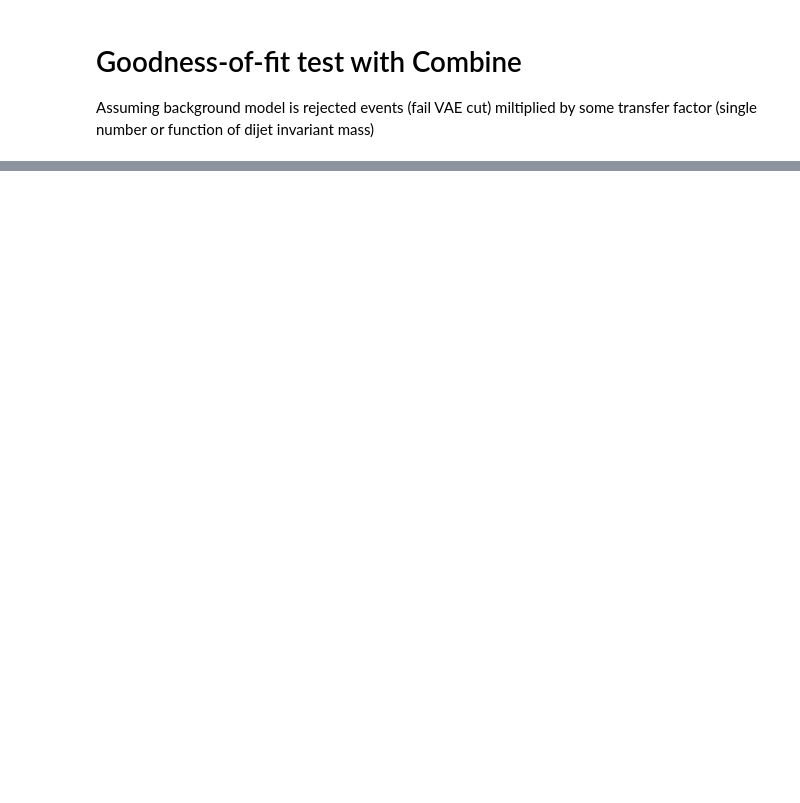
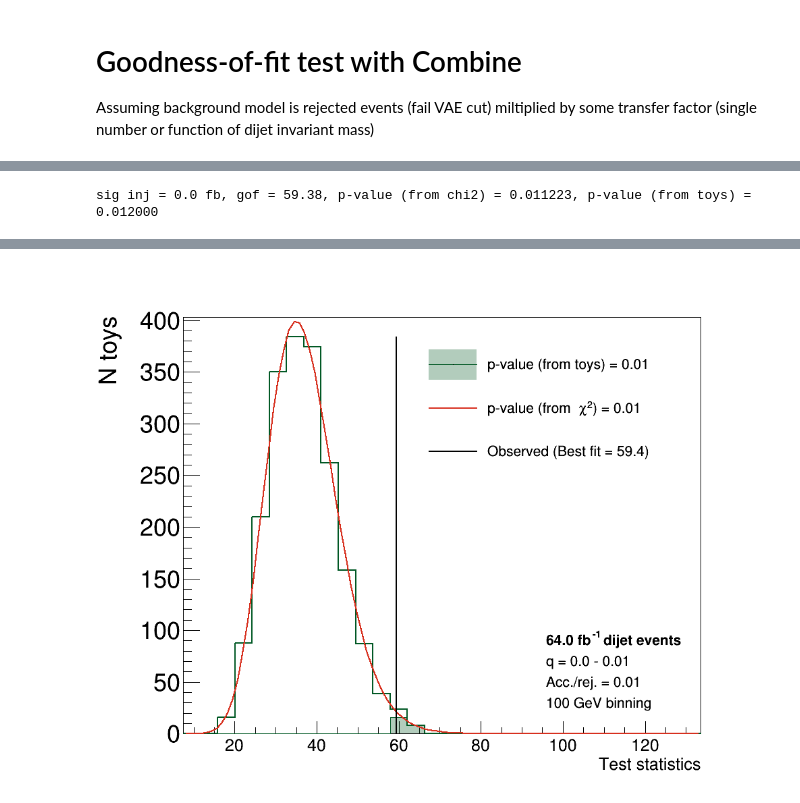
Before and after one commit to mpp-hep/gof_tests, a Jupyter notebook: gof.ipynb, the cells around one changed output, grey strips where cells are left out. Saved outputs shown, nothing was run; the diff lists cells and outputs as text; code cells hidden in the pictures; blank space fills up the shorter version.

```diff
--- a/gof.ipynb
+++ b/gof.ipynb
@@ -54,7 +56,7 @@ if useDijet:
 else:
     histfile = 'histograms_100GeV.root'
     wsfile   = 'datacard_ws_100GeV'   #only prefix
-    bin_edges = np.array(np.arange(1200., 4000., 100.).tolist()).astype('float') #100 GeV binning
+    bin_edges = np.array(np.arange(1200., 5000., 100.).tolist()).astype('float') #100 GeV binning
 print(bin_edges)
 n_bins = len(bin_edges)-1
 max_bin = bin_edges[-1]
@@ -645,11 +730,9 @@ outfile.Close()
 # #Open histogram file and make workspace
 
 # Which quantiles to look at
-quants = [0.1]
+quants = [0.01]
 
 for i,qkey in enumerate(quants):
-    if i>0:
-        break
     f = rt.TFile.Open(histfile,"r")
     #Which dataset (signal injected or not).
     #for skey in sig_inj_valskeys.keys():
@@ -682,7 +765,7 @@ for i,qkey in enumerate(quants):
     acc_bin_functions = rt.RooArgList()
     rej_bin_functions = rt.RooArgList()
     w.factory('eff[%f,%f,%f]'%(efficiency,np.maximum(0.,efficiency*0.2),np.maximum(1.,efficiency*2)))
-    w.var('eff').setConstant(False)
+    w.var('eff').setConstant(False) #I'm letting this float for now
 
     empty_hist = rt.TH1D('empty_hist','empty_hist', n_bins, min_bin, max_bin)
     for iBinX in range(1,n_bins+1):
@@ -912,7 +1084,9 @@ for i,qkey in enumerate(quants):
     latex.SetTextSize (0.03)
     latex.SetTextFont( 42 )
     latex.DrawLatex(0.67 ,0.23 , 'q = {} - {}'.format(lower_bound,qkey))
-    latex.DrawLatex(0.67 ,0.19 , "Acc./rej. = {:.1f}".format(efficiency))
-    latex.DrawLatex(0.67 ,0.15 , "Dijet binning")
+    latex.DrawLatex(0.67 ,0.19 , "Acc./rej. = {:.2f}".format(efficiency))
+    latex.DrawLatex(0.67 ,0.15 , "100 GeV binning")
     d.Draw()
-    d.SaveAs('gof_{}_dijetbinning.pdf'.format(prefix))
+    d.SaveAs('gof_{}_100GeVbinning.pdf'.format(prefix))
+# %% [output]
+sig inj = 0.0 fb, gof = 59.38, p-value (from chi2) = 0.011223, p-value (from toys) = 0.012000
@@ -919,3 +1097,4 @@ for i,qkey in enumerate(quants):
+[figure, added]
 # %%
 # # set up workspace, combined
 # acc_bin_functions_all = {}
```
Also changed, not shown: parts of 15 cells of this notebook.
